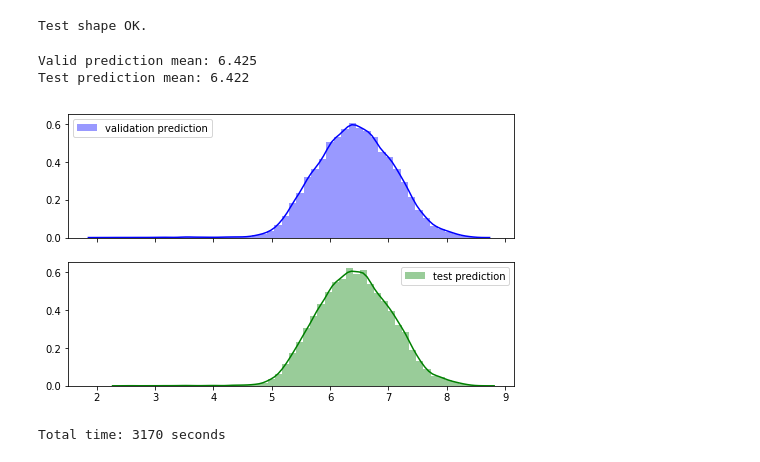
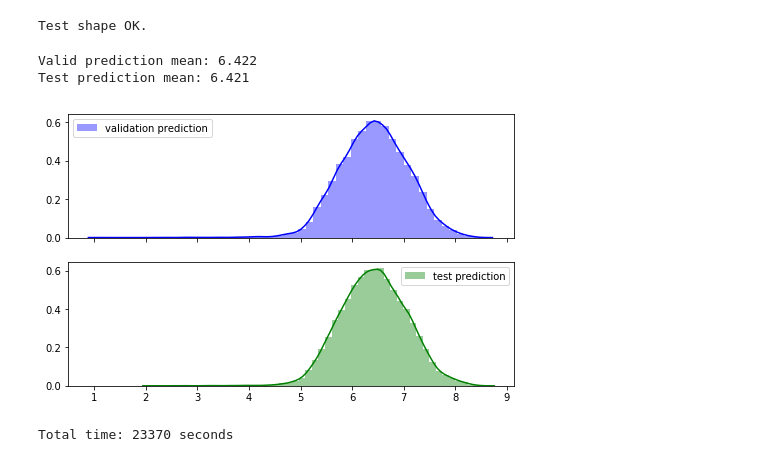
Before and after one commit to ychen1030/travel_time_prediction, a Jupyter notebook: Travel_Time_Prediction.ipynb, the cells around one changed output. Cells and saved outputs as stored; diff of their text form; code cells hidden in the pictures.

```diff
--- a/Travel_Time_Prediction.ipynb
+++ b/Travel_Time_Prediction.ipynb
@@ -375,0 +382,5 @@ test = test.merge(test_street_info, how='left', on=['row_id'])
+# %%
+# train.nsmallest(100, 'diff')
+# train.nlargest(100, 'diff')
+# plt.hist(train['diff'].values, bins=100)
+train_diff = train.loc[(train['diff'] > -2000) & (train['diff'] < 5000)]
@@ -376,16 +391,16 @@ test = test.merge(test_street_info, how='left', on=['row_id'])
 # %%
 feature_names = list(train.columns)
-print(np.setdiff1d(train.columns, test.columns))
+print(np.setdiff1d(train_diff.columns, test.columns))
 do_not_use_for_training = ['row_id', 'log_duration', 'datetime', 'date',
                            'pickup_date', 'avg_speed_h', 'avg_speed_m', 'duration',
                            'pickup_lat_bin', 'pickup_long_bin',
                            'center_lat_bin', 'center_long_bin',
-                           'pickup_dt_bin', 'pickup_datetime_group']
-feature_names = [f for f in train.columns if f not in do_not_use_for_training]
+                           'pickup_dt_bin', 'pickup_datetime_group', 'diff','log_diff']
+feature_names = [f for f in train_diff.columns if f not in do_not_use_for_training]
 # print(feature_names)
 print('We have %i features.' % len(feature_names))
-train[feature_names].count()
-y = np.log(train['duration'].values + 1)
+train_diff[feature_names].count()
+y = np.log(train_diff['duration'].values + 1)
 
 t1 = dt.datetime.now()
 # print('Feature extraction time: %i seconds' % (t1 - t0).seconds)
@@ -424,7 +439,7 @@ feature_stats[['feature', 'train_nan', 'test_nan', 'train_test_nan_diff']].tail(
 # %% [markdown]
 ## Model
 # %%
-Xtr, Xv, ytr, yv = train_test_split(train[feature_names].values, y, test_size=30000, random_state=2019)
+Xtr, Xv, ytr, yv = train_test_split(train_diff[feature_names].values, y, test_size=30000, random_state=2019)
 dtrain = xgb.DMatrix(Xtr, label=ytr)
 dvalid = xgb.DMatrix(Xv, label=yv)
 dtest = xgb.DMatrix(test[feature_names].values)
@@ -455,7 +469,7 @@ while FOREVER_COMPUTING_FLAG:
 # %%
 # Use the best results from above: 0.34423
-xgb_pars = {'min_child_weight': 8, 'eta': 0.02, 'colsample_bytree': 0.5, 'max_depth': 10,
-            'subsample': 0.8, 'lambda': 0.5, 'nthread': 4, 'booster' : 'gbtree', 'silent': 1,
+xgb_pars = {'min_child_weight': 5, 'eta': 0.01, 'colsample_bytree': 0.3, 'max_depth': 12,
+            'subsample': 0.5, 'lambda': 3.0, 'nthread': 4, 'booster' : 'gbtree', 'silent': 1,
             'eval_metric': 'rmse', 'objective': 'reg:linear'}
 
 model = xgb.train(xgb_pars, dtrain, 2000, watchlist, early_stopping_rounds=50,
@@ -515,22 +558,22 @@ test['duration'] = np.exp(ytest) - 1
 # %% [output]
 Test shape OK.
 # %%
-test[['row_id', 'duration']].to_csv('yingying_submission.csv', index=False)
+test[['row_id', 'duration']].to_csv('yingying_submission_5000.csv', index=False)
 
 print('Valid prediction mean: %.3f' % ypred.mean())
 print('Test prediction mean: %.3f' % ytest.mean())
 
 fig, ax = plt.subplots(nrows=2, sharex=True, sharey=True)
 sns.distplot(ypred, ax=ax[0], color='blue', label='validation prediction')
 sns.distplot(ytest, ax=ax[1], color='green', label='test prediction')
 ax[0].legend(loc=0)
 ax[1].legend(loc=0)
 plt.show()
 
 t1 = dt.datetime.now()
 print('Total time: %i seconds' % (t1 - t0).seconds)
 # %% [output]
-Valid prediction mean: 6.425
-Test prediction mean: 6.422
+Valid prediction mean: 6.422
+Test prediction mean: 6.421
-[figure, old version]
+[figure, new version]
-Total time: 3170 seconds
+Total time: 23370 seconds
```
Also changed, not shown: parts of 13 cells of this notebook, 1 other file.
